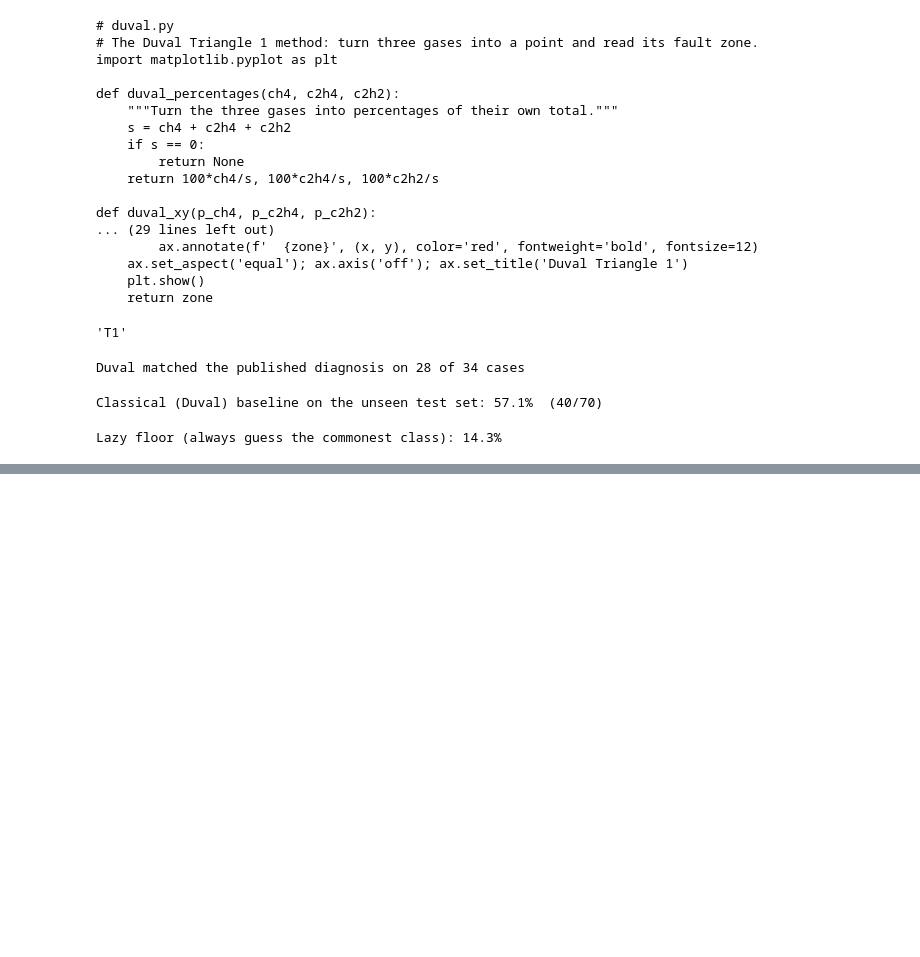
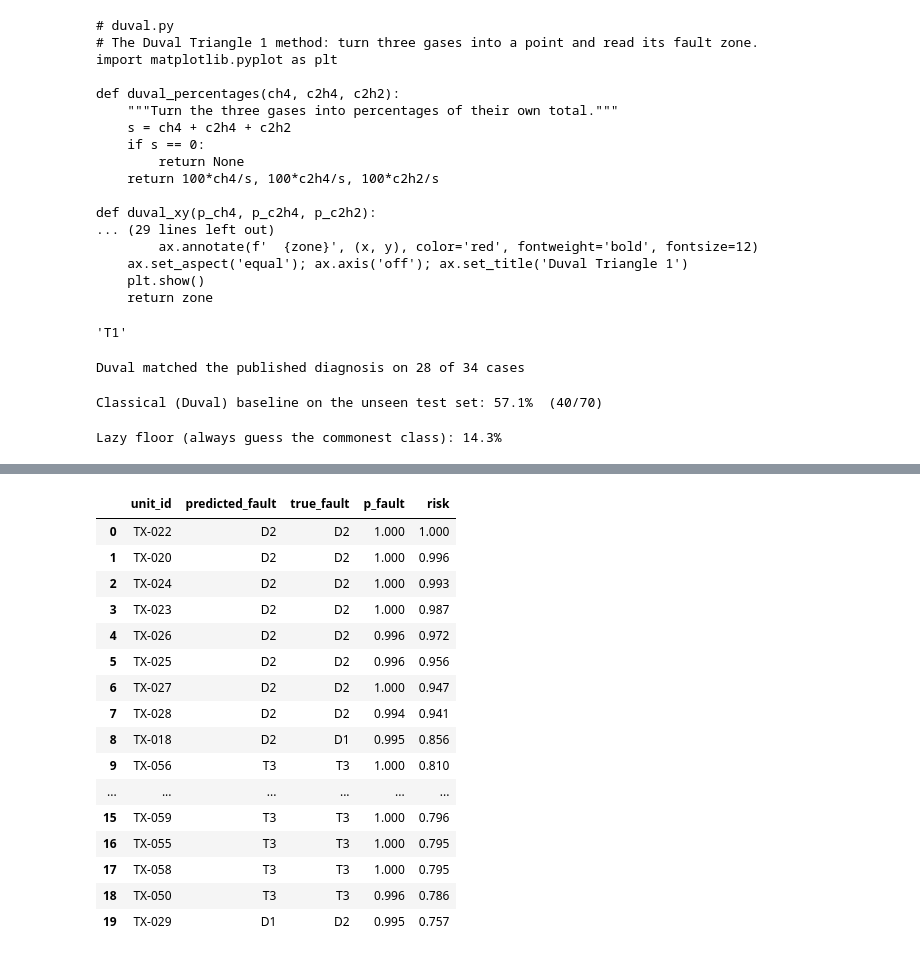
Before and after one commit to AR0714/transformer-health-dga, a Jupyter notebook: notebooks/01_load_and_look.ipynb, the cells around one changed output, grey strips where cells are left out. Saved outputs shown, nothing was run; the diff lists cells and outputs as text; code cells hidden in the pictures; blank space fills up the shorter version.

```diff
--- a/notebooks/01_load_and_look.ipynb
+++ b/notebooks/01_load_and_look.ipynb
@@ -195,0 +459,40 @@ Lazy floor (always guess the commonest class): 14.3%
+# %%
+# === STEP 22 — Fleet risk ranking ===
+import numpy as np, pandas as pd
+
+names = ['Normal','PD','D1','D2','T1','T2','T3']
+# severity weights from IEC 60599 fault energy: 0 = healthy ... 1.0 = most destructive
+severity = {'Normal':0.0, 'PD':0.2, 'T1':0.3, 'T2':0.5, 'D1':0.6, 'T3':0.8, 'D2':1.0}
+w = np.array([severity[n] for n in names])
+
+# use the CALIBRATED probabilities from Step 19 (honest confidence -> honest ranking)
+probs = calibrated.predict_proba(X_test)
+
+fleet = pd.DataFrame({
+    "unit_id":         [f"TX-{i:03d}" for i in range(len(X_test))],
+    "predicted_fault": [names[c] for c in probs.argmax(1)],
+    "true_fault":      [names[c] for c in y_test],   # we have labels, so we can sanity-check
+    "p_fault":         (1 - probs[:, 0]).round(3),    # probability the unit is NOT healthy
+    "risk":            (probs @ w).round(3),          # expected severity = sum(prob x weight)
+})
+fleet = fleet.sort_values("risk", ascending=False).reset_index(drop=True)
+fleet.to_csv("../reports/fleet_risk_ranking.csv", index=False)
+fleet.head(20)
+# %% [output]
+|  | unit_id | predicted_fault | true_fault | p_fault | risk |
+| 0 | TX-022 | D2 | D2 | 1.000 | 1.000 |
+| 1 | TX-020 | D2 | D2 | 1.000 | 0.996 |
+| 2 | TX-024 | D2 | D2 | 1.000 | 0.993 |
+| 3 | TX-023 | D2 | D2 | 1.000 | 0.987 |
+| 4 | TX-026 | D2 | D2 | 0.996 | 0.972 |
+| 5 | TX-025 | D2 | D2 | 0.996 | 0.956 |
+| 6 | TX-027 | D2 | D2 | 1.000 | 0.947 |
+| 7 | TX-028 | D2 | D2 | 0.994 | 0.941 |
+| 8 | TX-018 | D2 | D1 | 0.995 | 0.856 |
+| 9 | TX-056 | T3 | T3 | 1.000 | 0.810 |
+| ... | ... | ... | ... | ... | ... |
+| 15 | TX-059 | T3 | T3 | 1.000 | 0.796 |
+| 16 | TX-055 | T3 | T3 | 1.000 | 0.795 |
+| 17 | TX-058 | T3 | T3 | 1.000 | 0.795 |
+| 18 | TX-050 | T3 | T3 | 0.996 | 0.786 |
+| 19 | TX-029 | D1 | D2 | 0.995 | 0.757 |
```
Also changed, not shown: parts of 14 cells of this notebook, 7 other files.
